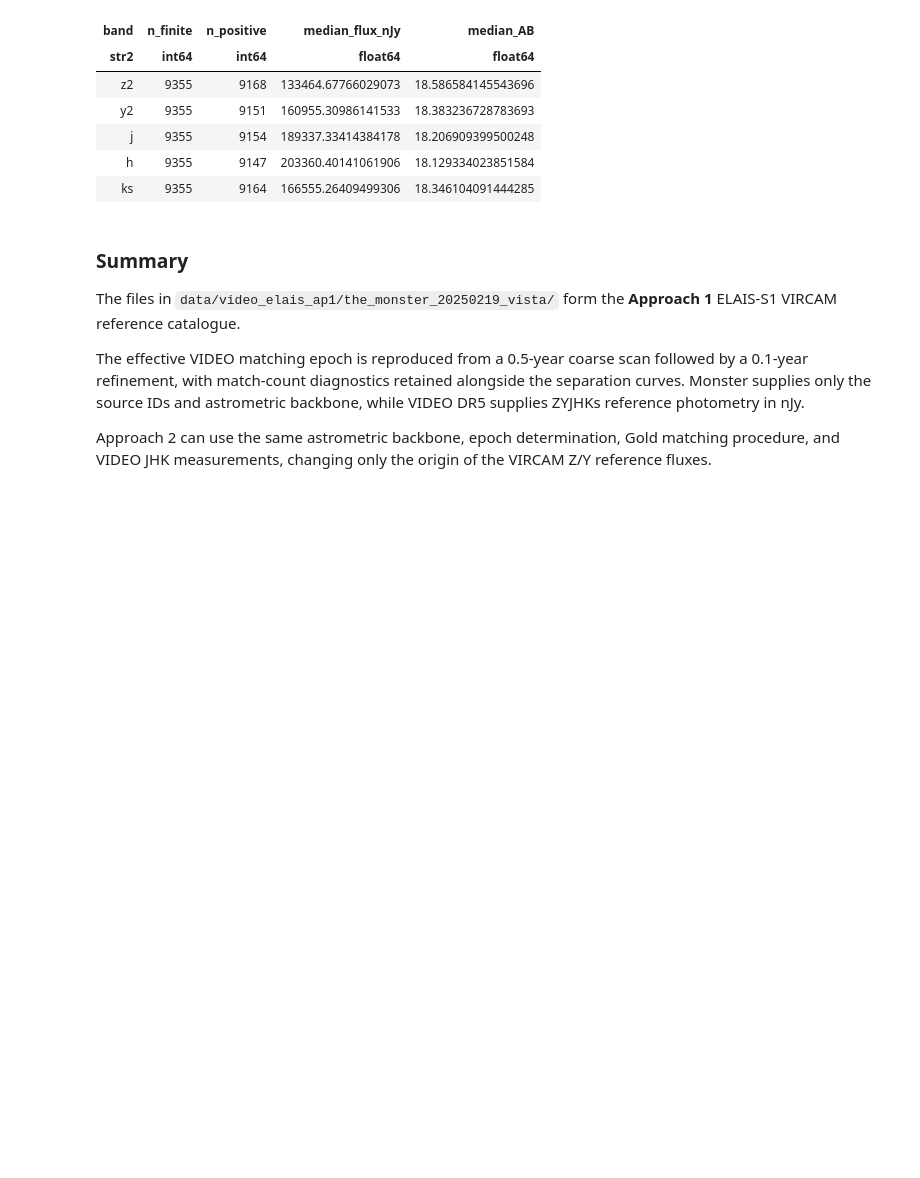
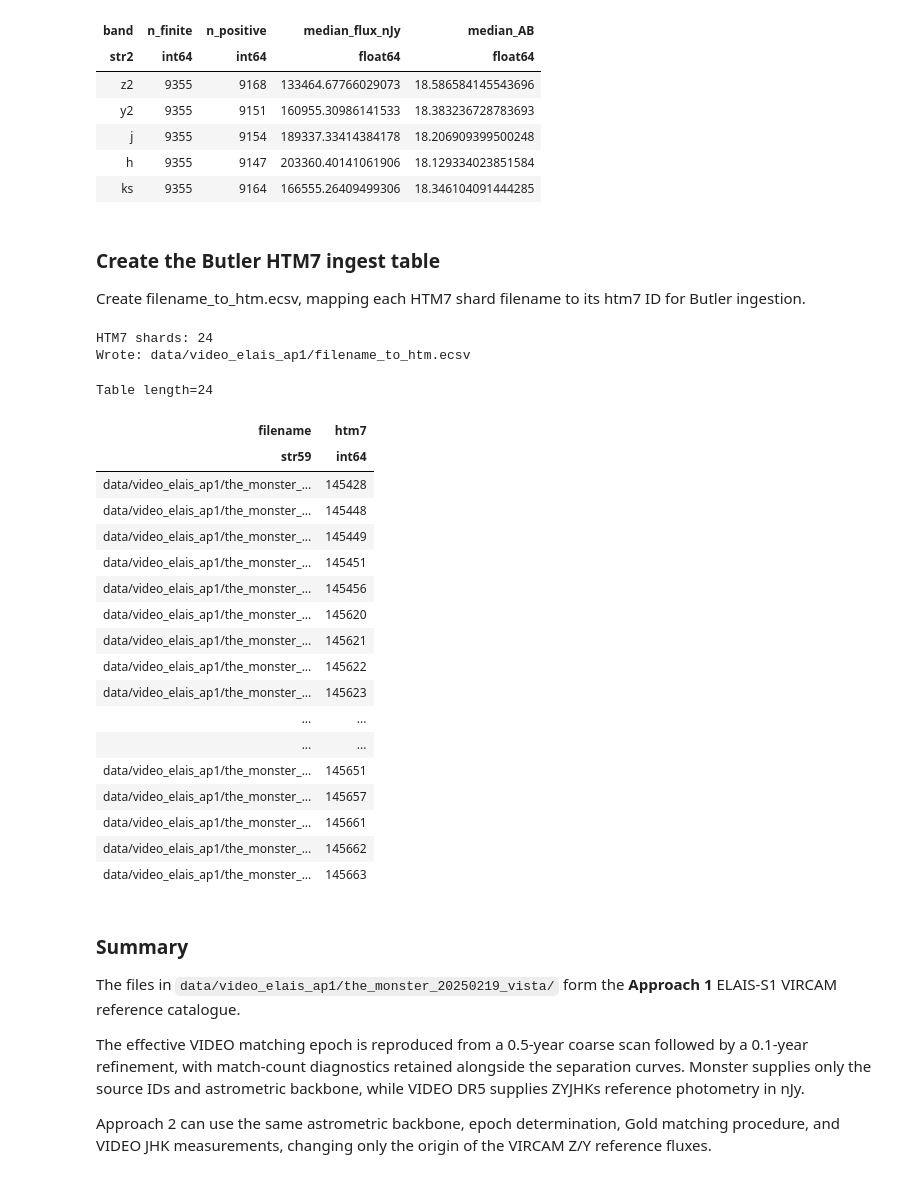
Before and after one commit to lsst-uk/lsst-ir-fusion, a Jupyter notebook: dmu2/dmu2_DP2/Monster_video_elais_ap1.ipynb, the cells around one changed output. Drawn from its saved outputs; the diff is of its cells as text; code cells hidden in the pictures; blank space fills up the shorter version.

Commit message:
Add Butler HTM7 ingest tables for AP1 and AP2

```diff
--- a/dmu2/dmu2_DP2/Monster_video_elais_ap1.ipynb
+++ b/dmu2/dmu2_DP2/Monster_video_elais_ap1.ipynb
@@ -1738,6 +1738,70 @@ Table length=5
 | j | 9355 | 9154 | 189337.33414384178 | 18.206909399500248 |
 | h | 9355 | 9147 | 203360.40141061906 | 18.129334023851584 |
 | ks | 9355 | 9164 | 166555.26409499306 | 18.346104091444285 |
+# %% [markdown]
+### Create the Butler HTM7 ingest table
+
+Create filename_to_htm.ecsv, mapping each HTM7 shard filename to its htm7 ID for Butler ingestion.
+# %%
+from pathlib import Path
+from astropy.table import Table
+
+# Directory containing the final HTM7 reference-catalogue shards.
+refcat_dir = Path("data/video_elais_ap1/the_monster_20250219_vista")
+
+# Build the Butler ingest lookup table.
+fits_files = sorted(refcat_dir.glob("[0-9]*.fits"))
+
+if not fits_files:
+    raise FileNotFoundError(
+        f"No HTM7 FITS files found in {refcat_dir}"
+    )
+
+rows = []
+
+for path in fits_files:
+    htm7 = int(path.stem)
+    rows.append((str(path), htm7))
+
+filename_to_htm = Table(
+    rows=rows,
+    names=("filename", "htm7"),
+)
+
+ecsv_path = refcat_dir.parent / "filename_to_htm.ecsv"
+
+filename_to_htm.write(
+    ecsv_path,
+    format="ascii.ecsv",
+    overwrite=True,
+)
+
+print(f"HTM7 shards: {len(filename_to_htm)}")
+print(f"Wrote: {ecsv_path}")
+
+filename_to_htm
+# %% [output]
+HTM7 shards: 24
+Wrote: data/video_elais_ap1/filename_to_htm.ecsv
+Table length=24
+| filename | htm7 |
+| str59 | int64 |
+| data/video_elais_ap1/the_monster_... | 145428 |
+| data/video_elais_ap1/the_monster_... | 145448 |
+| data/video_elais_ap1/the_monster_... | 145449 |
+| data/video_elais_ap1/the_monster_... | 145451 |
+| data/video_elais_ap1/the_monster_... | 145456 |
+| data/video_elais_ap1/the_monster_... | 145620 |
+| data/video_elais_ap1/the_monster_... | 145621 |
+| data/video_elais_ap1/the_monster_... | 145622 |
+| data/video_elais_ap1/the_monster_... | 145623 |
+| ... | ... |
+| ... | ... |
+| data/video_elais_ap1/the_monster_... | 145651 |
+| data/video_elais_ap1/the_monster_... | 145657 |
+| data/video_elais_ap1/the_monster_... | 145661 |
+| data/video_elais_ap1/the_monster_... | 145662 |
+| data/video_elais_ap1/the_monster_... | 145663 |
 # %% [markdown]
 ### Summary
 
```
Also changed, not shown: 1 other file.
